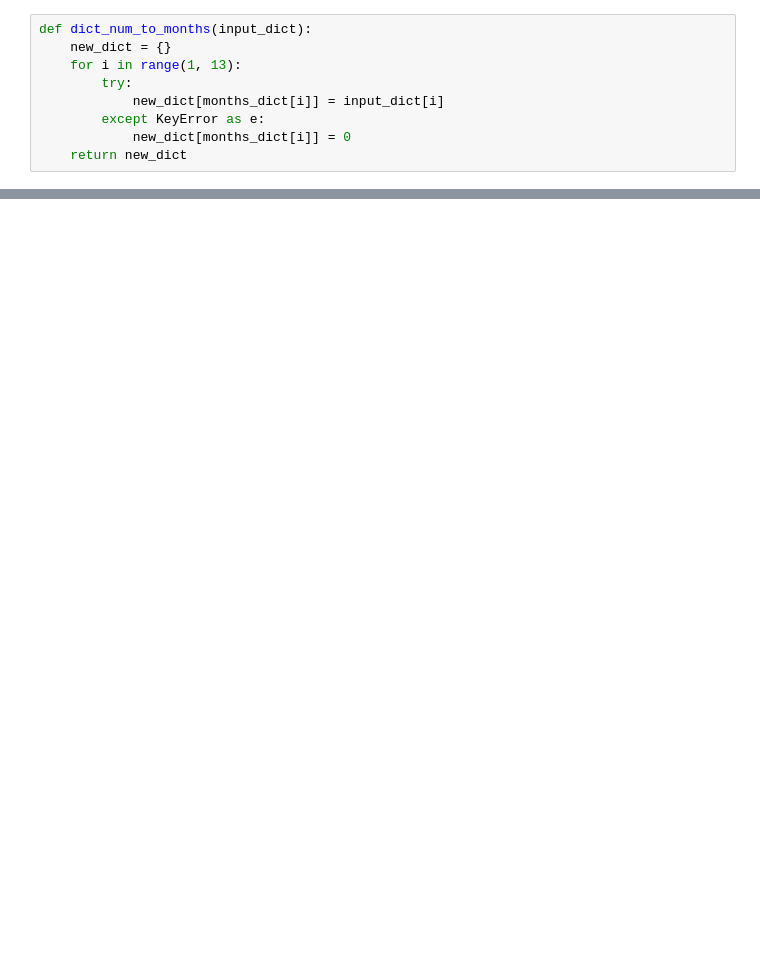
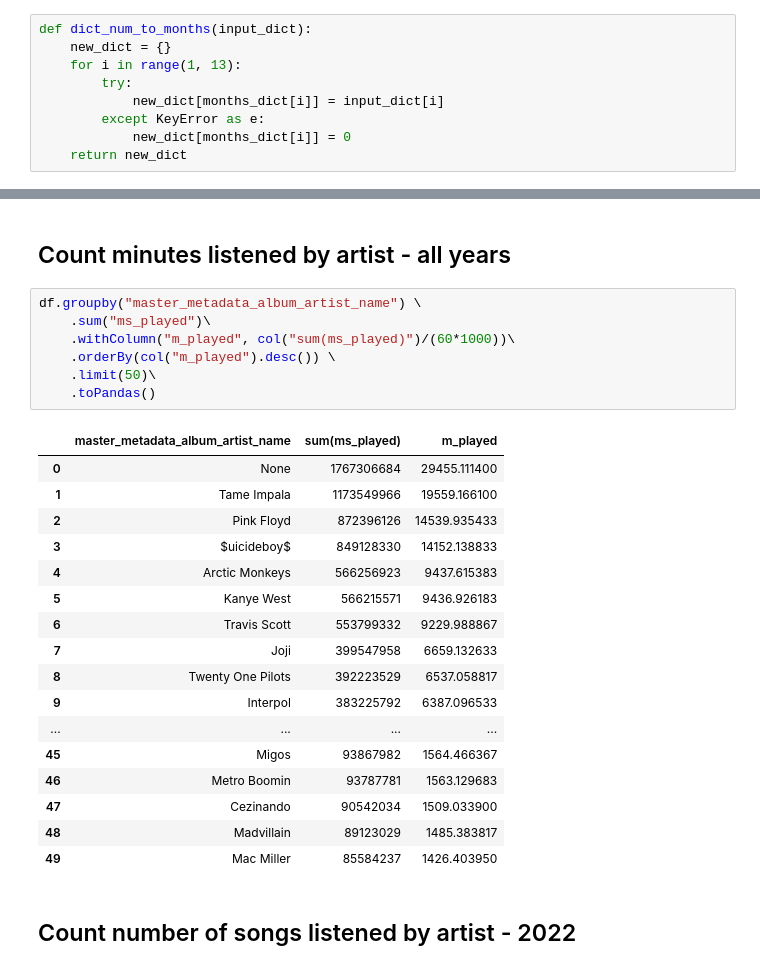
Before and after one commit to treyshotz/Spotify-Analytics, a Jupyter notebook: notebooks/spotify.ipynb, the cells around one changed output, grey strips where cells are left out. Saved outputs shown, nothing was run; the diff lists cells and outputs as text; blank space fills up the shorter version.

```diff
--- a/notebooks/spotify.ipynb
+++ b/notebooks/spotify.ipynb
@@ -233,0 +288,29 @@ plt.show()
+# %% [markdown]
+## Count minutes listened by artist - all years
+# %%
+df.groupby("master_metadata_album_artist_name") \
+    .sum("ms_played")\
+    .withColumn("m_played", col("sum(ms_played)")/(60*1000))\
+    .orderBy(col("m_played").desc()) \
+    .limit(50)\
+    .toPandas()
+# %% [output]
+|  | master_metadata_album_artist_name | sum(ms_played) | m_played |
+| 0 | None | 1767306684 | 29455.111400 |
+| 1 | Tame Impala | 1173549966 | 19559.166100 |
+| 2 | Pink Floyd | 872396126 | 14539.935433 |
+| 3 | $uicideboy$ | 849128330 | 14152.138833 |
+| 4 | Arctic Monkeys | 566256923 | 9437.615383 |
+| 5 | Kanye West | 566215571 | 9436.926183 |
+| 6 | Travis Scott | 553799332 | 9229.988867 |
+| 7 | Joji | 399547958 | 6659.132633 |
+| 8 | Twenty One Pilots | 392223529 | 6537.058817 |
+| 9 | Interpol | 383225792 | 6387.096533 |
+| ... | ... | ... | ... |
+| 45 | Migos | 93867982 | 1564.466367 |
+| 46 | Metro Boomin | 93787781 | 1563.129683 |
+| 47 | Cezinando | 90542034 | 1509.033900 |
+| 48 | Madvillain | 89123029 | 1485.383817 |
+| 49 | Mac Miller | 85584237 | 1426.403950 |
+# %% [markdown]
+## Count number of songs listened by artist - 2022
```
Also changed, not shown: parts of 41 cells of this notebook.
